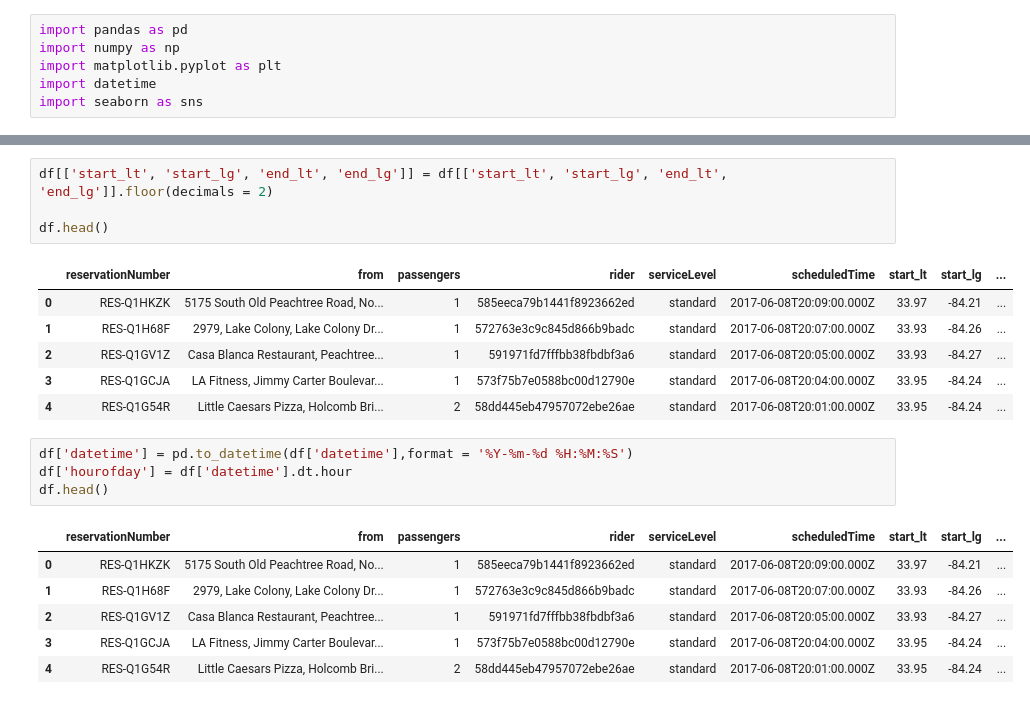
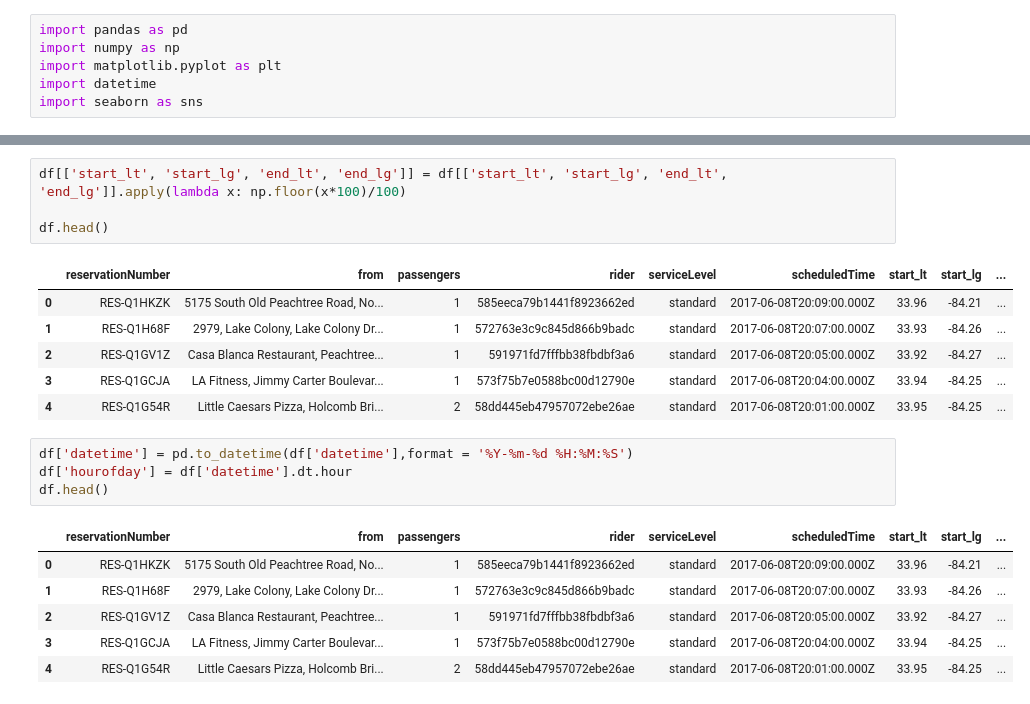
Before and after one commit to jingruli11/capstone, a Jupyter notebook: Clustering.ipynb, the cells around one changed output, grey strips where cells are left out. Cells and saved outputs as stored; diff of their text form.

```diff
--- a/Clustering.ipynb
+++ b/Clustering.ipynb
@@ -15,26 +15,26 @@ df.head()
 | 3 | RES-Q1GCJA | LA Fitness, Jimmy Carter Boulevar... | 1 | 573f75b7e0588bc00d12790e | standard | 2017-06-08T20:04:00.000Z | 33.947417 | -84.241758 | ... |
 | 4 | RES-Q1G54R | Little Caesars Pizza, Holcomb Bri... | 2 | 58dd445eb47957072ebe26ae | standard | 2017-06-08T20:01:00.000Z | 33.952770 | -84.241511 | ... |
 # %%
-df[['start_lt', 'start_lg', 'end_lt', 'end_lg']] = df[['start_lt', 'start_lg', 'end_lt', 'end_lg']].floor(decimals = 2)
+df[['start_lt', 'start_lg', 'end_lt', 'end_lg']] = df[['start_lt', 'start_lg', 'end_lt', 'end_lg']].apply(lambda x: np.floor(x*100)/100)
 
 df.head()
 # %% [output]
 |  | reservationNumber | from | passengers | rider | serviceLevel | scheduledTime | start_lt | start_lg | ... |
-| 0 | RES-Q1HKZK | 5175 South Old Peachtree Road, No... | 1 | 585eeca79b1441f8923662ed | standard | 2017-06-08T20:09:00.000Z | 33.97 | -84.21 | ... |
+| 0 | RES-Q1HKZK | 5175 South Old Peachtree Road, No... | 1 | 585eeca79b1441f8923662ed | standard | 2017-06-08T20:09:00.000Z | 33.96 | -84.21 | ... |
 | 1 | RES-Q1H68F | 2979, Lake Colony, Lake Colony Dr... | 1 | 572763e3c9c845d866b9badc | standard | 2017-06-08T20:07:00.000Z | 33.93 | -84.26 | ... |
-| 2 | RES-Q1GV1Z | Casa Blanca Restaurant, Peachtree... | 1 | 591971fd7fffbb38fbdbf3a6 | standard | 2017-06-08T20:05:00.000Z | 33.93 | -84.27 | ... |
-| 3 | RES-Q1GCJA | LA Fitness, Jimmy Carter Boulevar... | 1 | 573f75b7e0588bc00d12790e | standard | 2017-06-08T20:04:00.000Z | 33.95 | -84.24 | ... |
-| 4 | RES-Q1G54R | Little Caesars Pizza, Holcomb Bri... | 2 | 58dd445eb47957072ebe26ae | standard | 2017-06-08T20:01:00.000Z | 33.95 | -84.24 | ... |
+| 2 | RES-Q1GV1Z | Casa Blanca Restaurant, Peachtree... | 1 | 591971fd7fffbb38fbdbf3a6 | standard | 2017-06-08T20:05:00.000Z | 33.92 | -84.27 | ... |
+| 3 | RES-Q1GCJA | LA Fitness, Jimmy Carter Boulevar... | 1 | 573f75b7e0588bc00d12790e | standard | 2017-06-08T20:04:00.000Z | 33.94 | -84.25 | ... |
+| 4 | RES-Q1G54R | Little Caesars Pizza, Holcomb Bri... | 2 | 58dd445eb47957072ebe26ae | standard | 2017-06-08T20:01:00.000Z | 33.95 | -84.25 | ... |
 # %%
 df['datetime'] = pd.to_datetime(df['datetime'],format = '%Y-%m-%d %H:%M:%S')
 df['hourofday'] = df['datetime'].dt.hour
 df.head()
 # %% [output]
 |  | reservationNumber | from | passengers | rider | serviceLevel | scheduledTime | start_lt | start_lg | ... |
-| 0 | RES-Q1HKZK | 5175 South Old Peachtree Road, No... | 1 | 585eeca79b1441f8923662ed | standard | 2017-06-08T20:09:00.000Z | 33.97 | -84.21 | ... |
+| 0 | RES-Q1HKZK | 5175 South Old Peachtree Road, No... | 1 | 585eeca79b1441f8923662ed | standard | 2017-06-08T20:09:00.000Z | 33.96 | -84.21 | ... |
 | 1 | RES-Q1H68F | 2979, Lake Colony, Lake Colony Dr... | 1 | 572763e3c9c845d866b9badc | standard | 2017-06-08T20:07:00.000Z | 33.93 | -84.26 | ... |
-| 2 | RES-Q1GV1Z | Casa Blanca Restaurant, Peachtree... | 1 | 591971fd7fffbb38fbdbf3a6 | standard | 2017-06-08T20:05:00.000Z | 33.93 | -84.27 | ... |
-| 3 | RES-Q1GCJA | LA Fitness, Jimmy Carter Boulevar... | 1 | 573f75b7e0588bc00d12790e | standard | 2017-06-08T20:04:00.000Z | 33.95 | -84.24 | ... |
-| 4 | RES-Q1G54R | Little Caesars Pizza, Holcomb Bri... | 2 | 58dd445eb47957072ebe26ae | standard | 2017-06-08T20:01:00.000Z | 33.95 | -84.24 | ... |
+| 2 | RES-Q1GV1Z | Casa Blanca Restaurant, Peachtree... | 1 | 591971fd7fffbb38fbdbf3a6 | standard | 2017-06-08T20:05:00.000Z | 33.92 | -84.27 | ... |
+| 3 | RES-Q1GCJA | LA Fitness, Jimmy Carter Boulevar... | 1 | 573f75b7e0588bc00d12790e | standard | 2017-06-08T20:04:00.000Z | 33.94 | -84.25 | ... |
+| 4 | RES-Q1G54R | Little Caesars Pizza, Holcomb Bri... | 2 | 58dd445eb47957072ebe26ae | standard | 2017-06-08T20:01:00.000Z | 33.95 | -84.25 | ... |
 # %%
 df_mon_09 = df[(df['dayofweek'] == 'Monday') & (df['hourofday'] == 9)]
```
Also changed, not shown: parts of 4 cells of this notebook, 3 other files.
